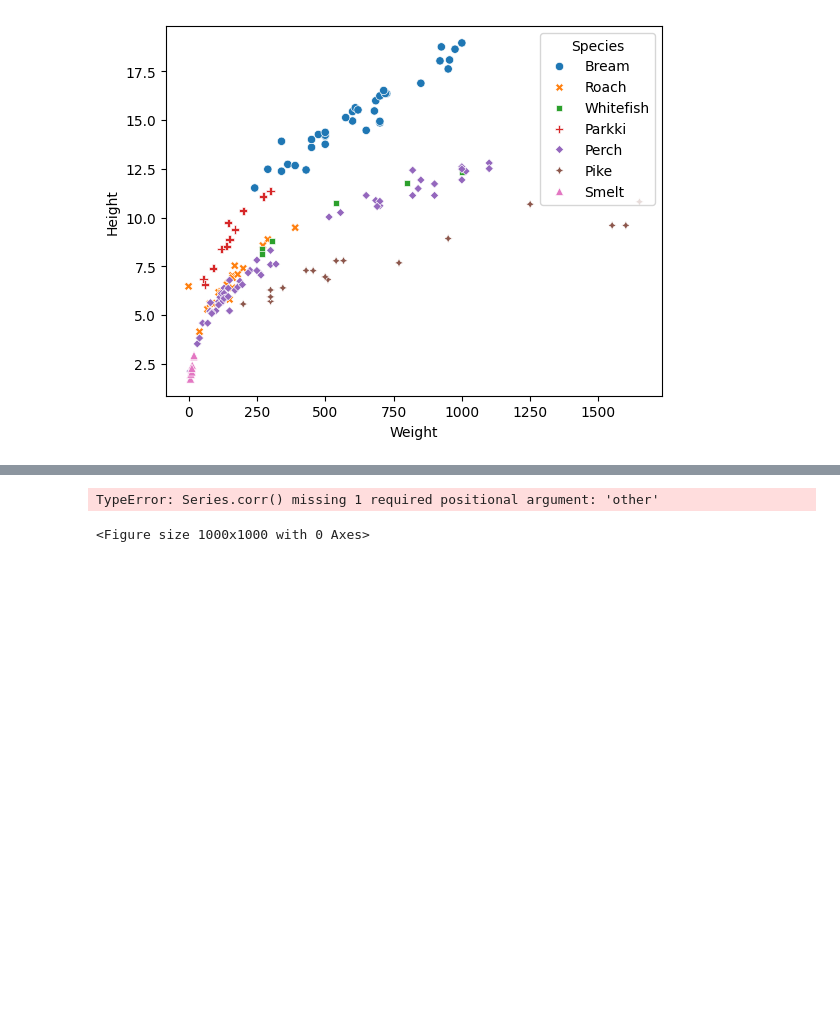
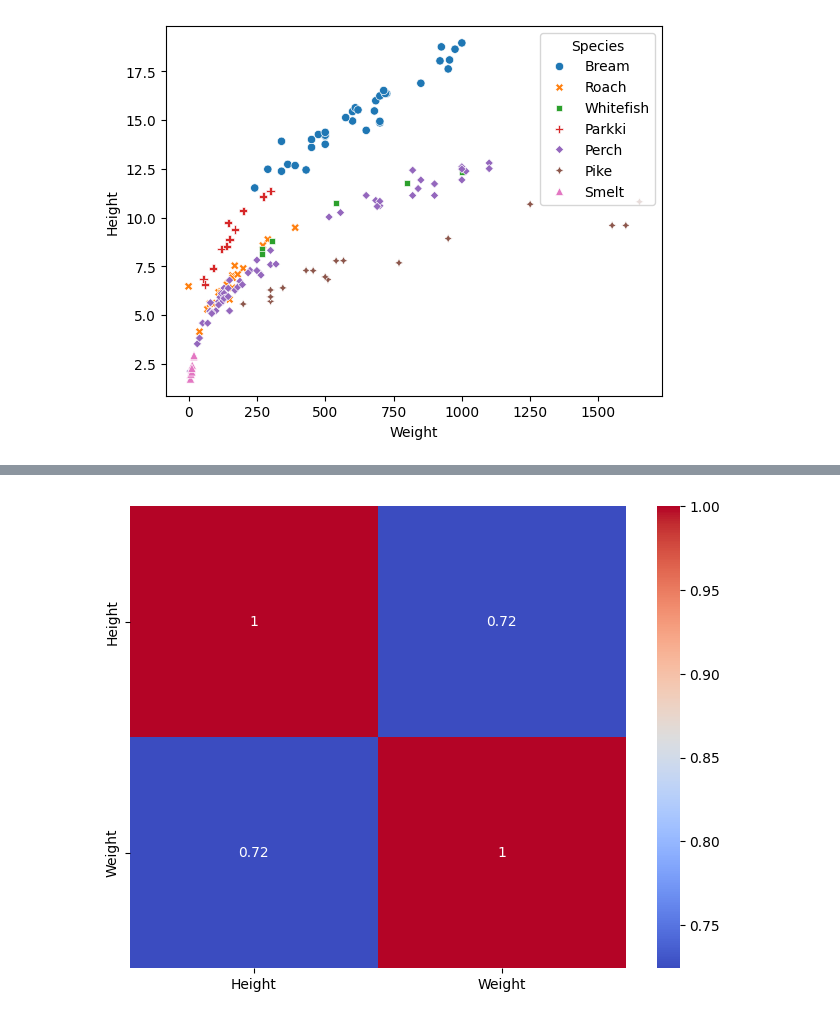
Before and after one commit to fehimecapar/Data-Science-For-Decision-Support, a Jupyter notebook: assignment1.ipynb, the cells around one changed output, grey strips where cells are left out. Saved outputs shown, nothing was run; the diff lists cells and outputs as text; code cells hidden in the pictures; blank space fills up the shorter version.

```diff
--- a/assignment1.ipynb
+++ b/assignment1.ipynb
@@ -130,7 +133,7 @@ plt.show()
 # %%
-plt.figure(figsize=(10,10))
-sns.heatmap(reg_data.corr(), annot=True, cmap="coolwarm")
+plt.figure(figsize=(8,6))
+corr = reg_data[["Height", "Weight"]].corr()#correlation between weight and height
+sns.heatmap(corr, annot=True, cmap="coolwarm") #heatmap for weight and height
 plt.show()
 # %% [output]
-TypeError: Series.corr() missing 1 required positional argument: 'other'
-<Figure size 1000x1000 with 0 Axes>
+[figure, added]
```
Also changed, not shown: parts of 3 cells of this notebook.
